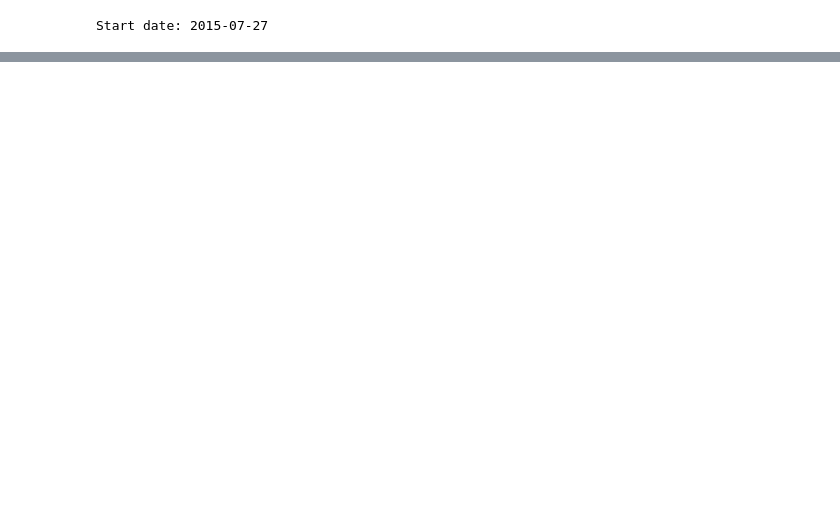
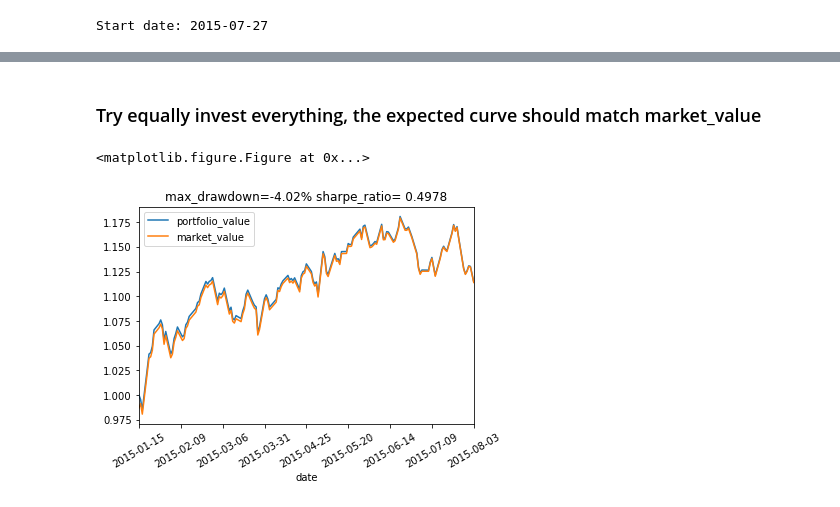
Before and after one commit to vermouth1992/drl-portfolio-management, a Jupyter notebook: src/data_visualization.ipynb, the cells around one changed output, grey strips where cells are left out. Saved outputs shown, nothing was run; the diff lists cells and outputs as text; code cells hidden in the pictures; blank space fills up the shorter version.

Commit message:
equally distribute your assets would lead to match market value

```diff
--- a/src/data_visualization.ipynb
+++ b/src/data_visualization.ipynb
@@ -85,0 +83,13 @@ Start date: 2013-01-26
+# %% [markdown]
+### Try equally invest everything, the expected curve should match market_value
+# %%
+env = PortfolioEnv(history, abbreviation)
+for i in range(200):
+    action = np.ones((history.shape[0] + 1)) / (history.shape[0] + 1)
+    observation, reward, done, info = env.step(action)
+    if done:
+        break
+env.render()
+# %% [output]
+<matplotlib.figure.Figure at 0x...>
+[figure, added]
```
Also changed, not shown: parts of 10 cells of this notebook.
